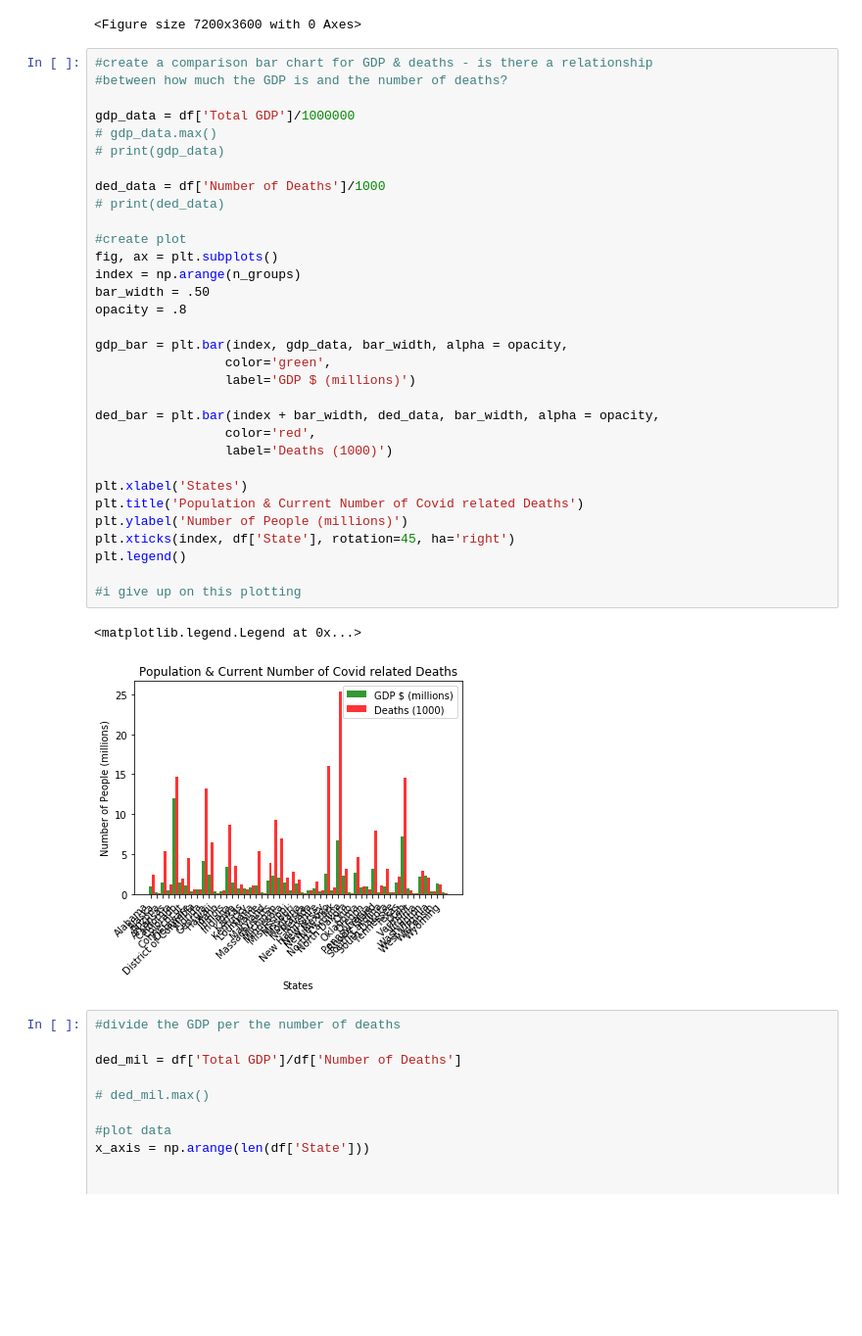
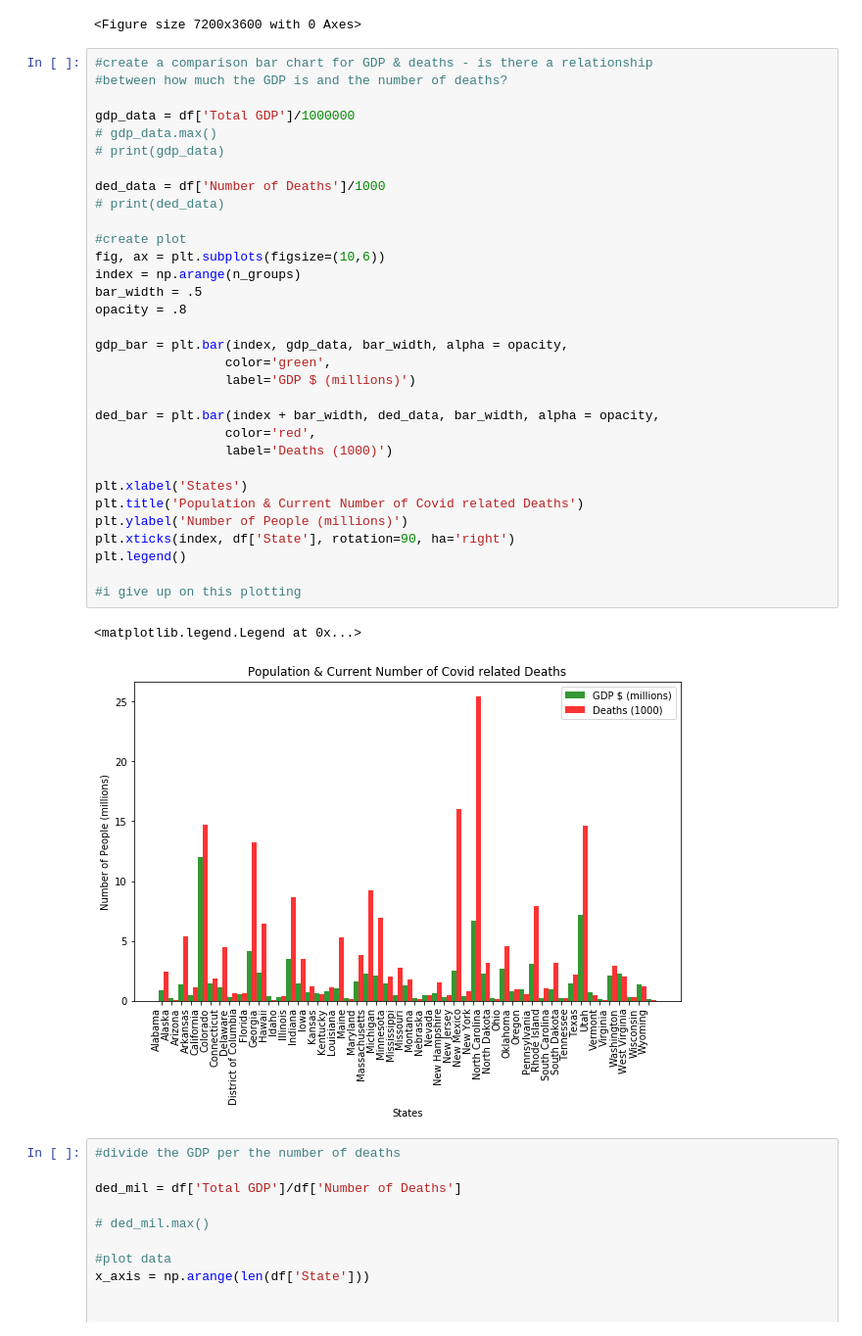
Before and after one commit to debrawu/ProjectOne, a Jupyter notebook: Project One - Visualizations .ipynb, the cells around one changed output. Shown: that part at 98% size. Saved outputs shown, nothing was run; the diff lists cells and outputs as text; blank space fills up the shorter version.

```diff
--- a/Project One - Visualizations .ipynb
+++ b/Project One - Visualizations .ipynb
@@ -119,37 +169,37 @@ plt.subplots_adjust(bottom=0.15)
 #create a comparison bar chart for GDP & deaths - is there a relationship
 #between how much the GDP is and the number of deaths?
 
 gdp_data = df['Total GDP']/1000000
 # gdp_data.max()
 # print(gdp_data)
 
 ded_data = df['Number of Deaths']/1000
 # print(ded_data)
 
 #create plot
-fig, ax = plt.subplots()
+fig, ax = plt.subplots(figsize=(10,6))
 index = np.arange(n_groups)
-bar_width = .50
+bar_width = .5
 opacity = .8
 
 gdp_bar = plt.bar(index, gdp_data, bar_width, alpha = opacity,
                  color='green',
                  label='GDP $ (millions)')
 
 ded_bar = plt.bar(index + bar_width, ded_data, bar_width, alpha = opacity,
                  color='red',
                  label='Deaths (1000)')
 
 plt.xlabel('States')
 plt.title('Population & Current Number of Covid related Deaths')
 plt.ylabel('Number of People (millions)')
-plt.xticks(index, df['State'], rotation=45, ha='right')
+plt.xticks(index, df['State'], rotation=90, ha='right')
 plt.legend()
 
 #i give up on this plotting
 # %% [output]
 <matplotlib.legend.Legend at 0x...>
-[figure, old version]
+[figure, new version]
 # %%
 #divide the GDP per the number of deaths
 
```
Also changed, not shown: parts of 5 cells of this notebook, 10 other files.
